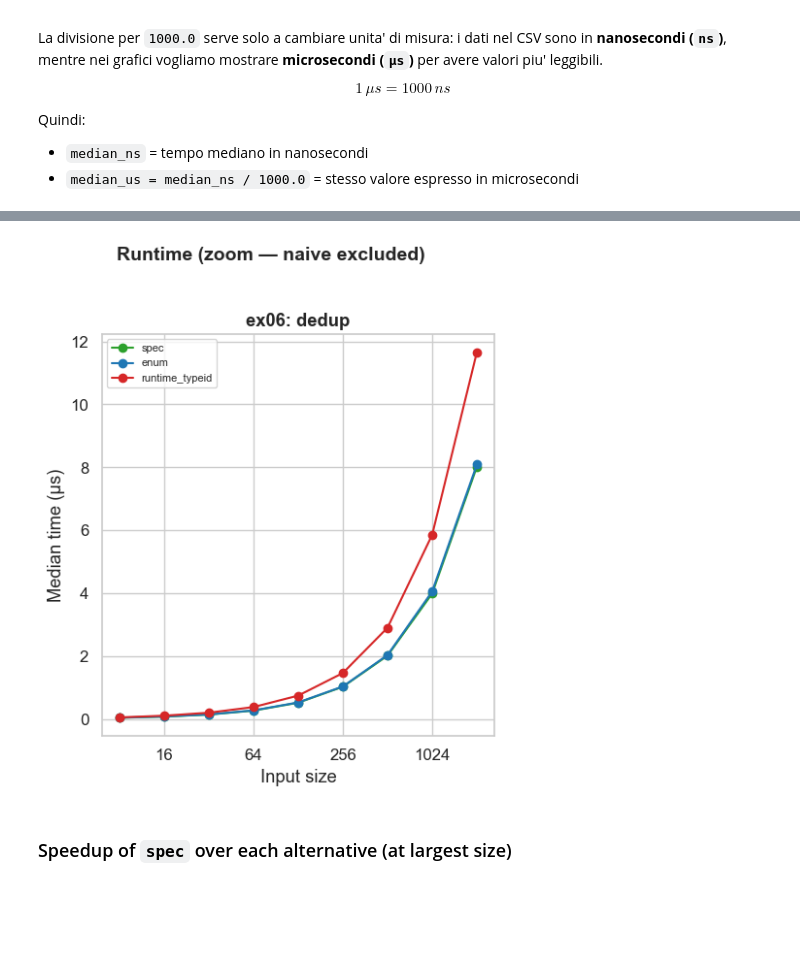
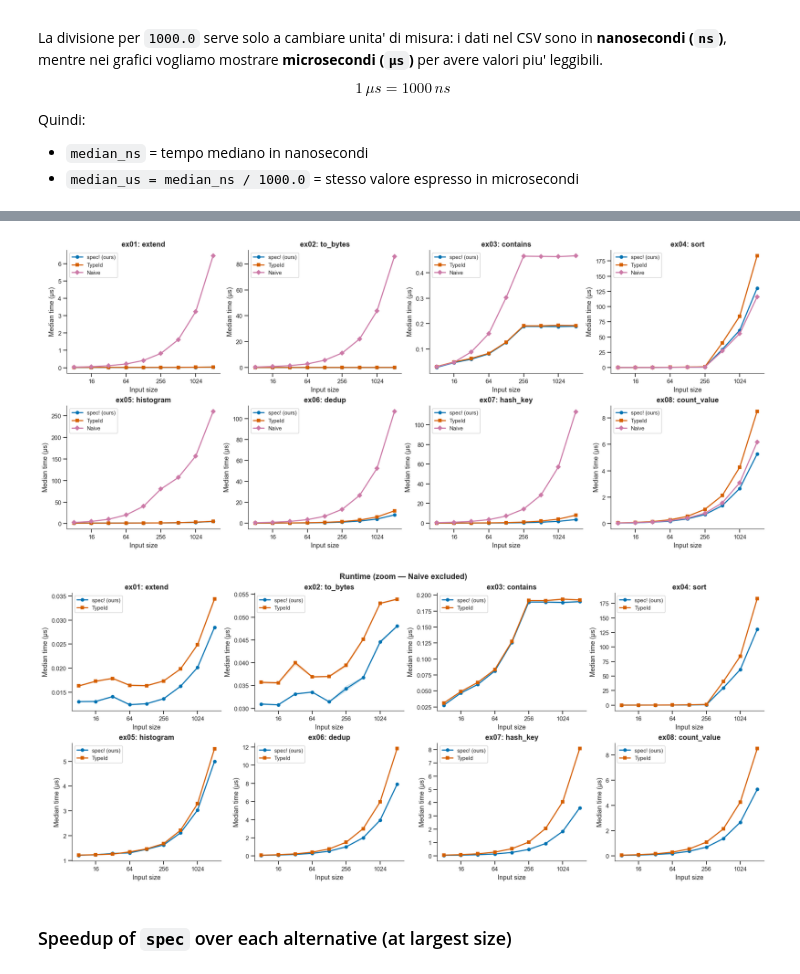
Before and after one commit to AdaptLab-CS/spec-trait, a Jupyter notebook: spec-trait-evaluation/notebooks/eval.ipynb, the cells around one changed output, grey strips where cells are left out. Cells and saved outputs as stored; diff of their text form; code cells hidden in the pictures; blank space fills up the shorter version.

```diff
--- a/spec-trait-evaluation/notebooks/eval.ipynb
+++ b/spec-trait-evaluation/notebooks/eval.ipynb
@@ -112,64 +191,68 @@ else:
 # %%
-fig, axes = plt.subplots(2, (n_ex + 1) // 2, figsize=(5 * ((n_ex + 1) // 2), 10), sharey=False)
-axes = axes.flatten()
+# Runtime overview — median ± 95 % CI band
+has_med_ci = {"median_ci_lower_ns", "median_ci_upper_ns"}.issubset(rt.columns)
+
+fig, axes = make_grid(n_ex)
 
 for idx, ex in enumerate(examples):
     ax = axes[idx]
     sub = rt[rt["example"] == ex]
     op = sub["operation"].iloc[0]
-    for approach in APPROACH_ORDER:
-        d = sub[sub["approach"] == approach].sort_values("size")
+    for a in APPROACH_ORDER:
+        d = sub[sub["approach"] == a].sort_values("size")
         if d.empty:
             continue
-        ax.plot(d["size"], d["median_us"], marker="o", label=approach,
-                color=APPROACH_COLORS.get(approach, "gray"))
-    ax.set_title(f"{ex}: {op}", fontweight="bold")
+        c, m = _color(a), _marker(a)
+        ax.plot(d["size"], d["median_us"],
+                marker=m, ms=MS, lw=LW, color=c, label=_label(a))
+        if has_med_ci:
+            ax.fill_between(d["size"],
+                            d["median_ci_lower_ns"] / 1000.0,
+                            d["median_ci_upper_ns"] / 1000.0,
+                            alpha=BAND_A, color=c)
+    ax.set_title(f"{ex}: {op}")
     ax.set_xlabel("Input size")
-    ax.set_ylabel("Median time (\u00b5s)")
-    ax.set_xscale("log", base=2)
-    ax.xaxis.set_major_formatter(ticker.ScalarFormatter())
-    ax.legend(fontsize=8)
+    ax.set_ylabel("Median time (µs)")
+    style_log_x(ax)
+    ax.legend(fontsize=LEG_FS)
 
-for idx in range(n_ex, len(axes)):
-    axes[idx].set_visible(False)
-
-plt.tight_layout()
-plt.savefig(RESULTS / "runtime_all.pdf", bbox_inches="tight")
+finish_grid(fig, axes, n_ex, RESULTS / "runtime_all.pdf")
 plt.show()
+# %% [output]
+[figure, added]
 # %%
-
-# Zoomed-in runtime plot — excludes 'naive' to reveal differences among fast approaches
+# Zoom — naive excluded to reveal differences among fast approaches
 ZOOM_APPROACHES = [a for a in APPROACH_ORDER if a != "naive"]
 
-fig, axes = plt.subplots(2, (n_ex + 1) // 2, figsize=(5 * ((n_ex + 1) // 2), 10), sharey=False)
-axes = axes.flatten()
+fig, axes = make_grid(n_ex)
 
 for idx, ex in enumerate(examples):
     ax = axes[idx]
     sub = rt[rt["example"] == ex]
     op = sub["operation"].iloc[0]
-    for approach in ZOOM_APPROACHES:
-        d = sub[sub["approach"] == approach].sort_values("size")
+    for a in ZOOM_APPROACHES:
+        d = sub[sub["approach"] == a].sort_values("size")
         if d.empty:
             continue
-        ax.plot(d["size"], d["median_us"], marker="o", label=approach,
-                color=APPROACH_COLORS.get(approach, "gray"))
-    ax.set_title(f"{ex}: {op}", fontweight="bold")
+        c, m = _color(a), _marker(a)
+        ax.plot(d["size"], d["median_us"],
+                marker=m, ms=MS, lw=LW, color=c, label=_label(a))
+        if has_med_ci:
+            ax.fill_between(d["size"],
+                            d["median_ci_lower_ns"] / 1000.0,
+                            d["median_ci_upper_ns"] / 1000.0,
+                            alpha=BAND_A, color=c)
+    ax.set_title(f"{ex}: {op}")
     ax.set_xlabel("Input size")
     ax.set_ylabel("Median time (µs)")
-    ax.set_xscale("log", base=2)
-    ax.xaxis.set_major_formatter(ticker.ScalarFormatter())
-    ax.legend(fontsize=8)
+    style_log_x(ax)
+    ax.legend(fontsize=LEG_FS)
 
-for idx in range(n_ex, len(axes)):
-    axes[idx].set_visible(False)
-
-plt.suptitle("Runtime (zoom — naive excluded)", fontweight="bold", fontsize=14, y=1.01)
-plt.tight_layout()
-plt.savefig(RESULTS / "runtime_zoom.pdf", bbox_inches="tight")
+fig.suptitle("Runtime (zoom — Naive excluded)", fontweight="bold", fontsize=13)
+finish_grid(fig, axes, n_ex, RESULTS / "runtime_zoom.pdf")
 plt.show()
 # %% [output]
-[figure, old version]
+[figure, new version]
 # %% [markdown]
 ### Speedup of `spec` over each alternative (at largest size)
 # %%
```
Also changed, not shown: parts of 11 cells of this notebook, 32 other files.
